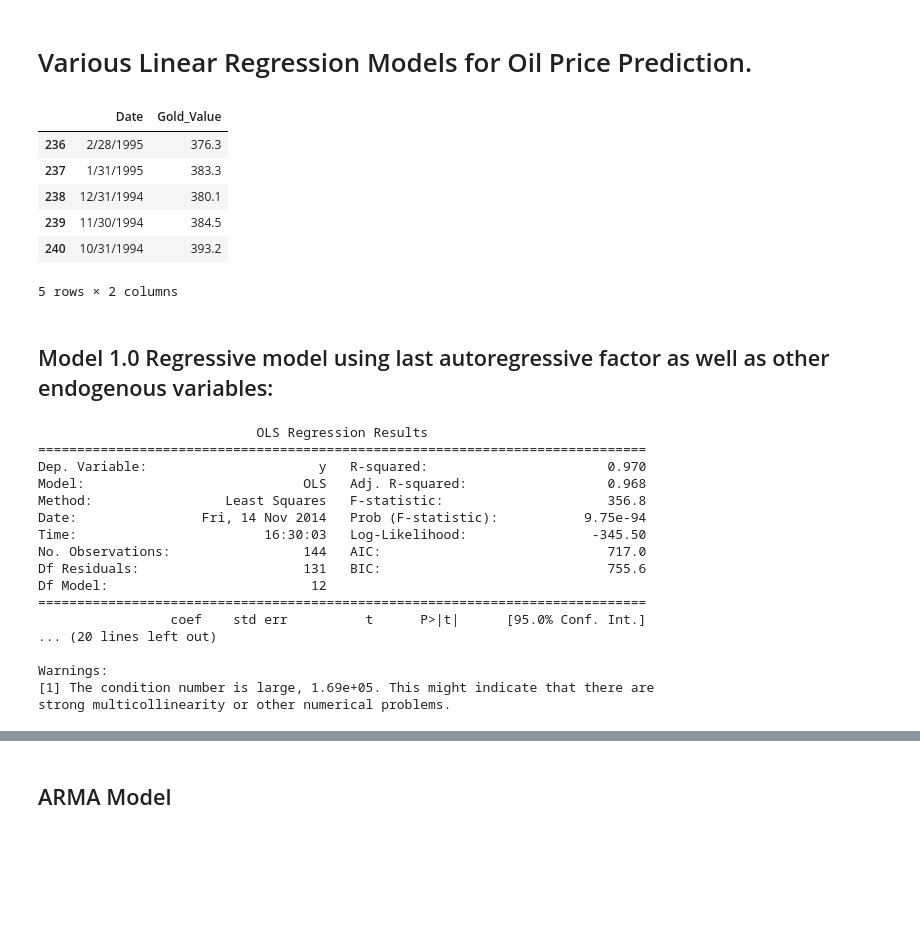
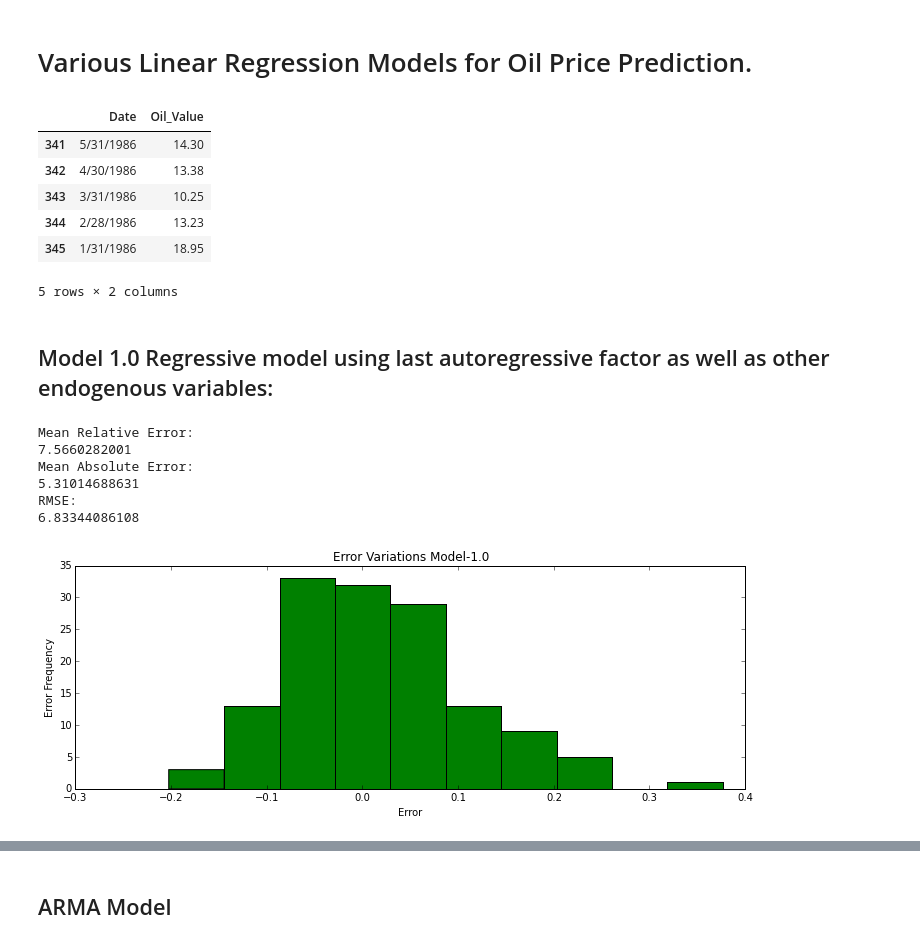
Before and after one commit to Sree-vathsan/CSE591-Data-Science-Project, a Jupyter notebook: Modular_Code_Linear_Regression_Oil.ipynb, the cells around one changed output, grey strips where cells are left out. Cells and saved outputs as stored; diff of their text form; code cells hidden in the pictures; blank space fills up the shorter version.

```diff
--- a/Modular_Code_Linear_Regression_Oil.ipynb
+++ b/Modular_Code_Linear_Regression_Oil.ipynb
@@ -14,35 +14,43 @@ import statsmodels.api as sm
 # %%
 #Input Variables
 '''
 oilDataPath = 'https://raw.githubusercontent.com/Sree-vathsan/CSE591-Data-Science-Project/master/regressionModel/data/CRUDE_OIL_WTI_US_ENERGY_Daily_1994-10-03_2014-09-30.csv'
 sp500DataPath = 'https://raw.githubusercontent.com/Sree-vathsan/CSE591-Data-Science-Project/master/regressionModel/data/YAHOO_SP500_INDEX_DAILY_1994-10-03_2014-09-30.csv'
 nyseDataPath = 'https://raw.githubusercontent.com/Sree-vathsan/CSE591-Data-Science-Project/master/regressionModel/data/YAHOO_NYSE_INDEX_DAILY_1994-10-03_2014-09-30.csv'
 usdIndexDataPath = 'https://raw.githubusercontent.com/Sree-vathsan/CSE591-Data-Science-Project/master/regressionModel/data/USD_Index_Daily_1994-10-03_2014-09-30.csv'
 goldDataPath = 'https://raw.githubusercontent.com/Sree-vathsan/CSE591-Data-Science-Project/master/regressionModel/data/GOLD_DAILY_1994-10-03_2014-09-30.csv'
 '''
 
+'''
 #Monthly Data
 oilDataPath = 'https://raw.githubusercontent.com/Sree-vathsan/CSE591-Data-Science-Project/master/regressionModel/data/Monthly/CRUDE_OIL_WTI_US_ENERGY_Monthly_199410-201410.csv'
 sp500DataPath = 'https://raw.githubusercontent.com/Sree-vathsan/CSE591-Data-Science-Project/master/regressionModel/data/Monthly/YAHOO_SP500_INDEX_Monthly_199410-201410.csv'
 nyseDataPath = 'https://raw.githubusercontent.com/Sree-vathsan/CSE591-Data-Science-Project/master/regressionModel/data/Monthly/YAHOO_NYSE_INDEX_Monthly_199410-201410.csv'
 usdIndexDataPath = 'https://raw.githubusercontent.com/Sree-vathsan/CSE591-Data-Science-Project/master/regressionModel/data/Monthly/USD_Index_Monthly_199410_201410.csv'
 goldDataPath = 'https://raw.githubusercontent.com/Sree-vathsan/CSE591-Data-Science-Project/master/regressionModel/data/Monthly/GOLD_Montly_199410_201410.csv'
+'''
 
+#Monthly Data - 30 Years
+oilDataPath = 'https://raw.githubusercontent.com/Sree-vathsan/CSE591-Data-Science-Project/master/regressionModel/data/Monthly_30yr/CRUDE_OIL_WTI_US_ENERGY_Monthly_198601-201410.csv'
+sp500DataPath = 'https://raw.githubusercontent.com/Sree-vathsan/CSE591-Data-Science-Project/master/regressionModel/data/Monthly_30yr/YAHOO_SP500_INDEX_Monthly_198410-201410.csv'
+nyseDataPath = 'https://raw.githubusercontent.com/Sree-vathsan/CSE591-Data-Science-Project/master/regressionModel/data/Monthly_30yr/YAHOO_NYSE_INDEX_Monthly_198410-201410.csv'
+usdIndexDataPath = 'https://raw.githubusercontent.com/Sree-vathsan/CSE591-Data-Science-Project/master/regressionModel/data/Monthly_30yr/USD_Index_Monthly_198410_201410.csv'
+goldDataPath = 'https://raw.githubusercontent.com/Sree-vathsan/CSE591-Data-Science-Project/master/regressionModel/data/Monthly_30yr/GOLD_Montly_198410_201410.csv'
 
 dfOil = pd.read_csv(oilDataPath)
 dfSP500 = pd.read_csv(sp500DataPath)
 dfNyse = pd.read_csv(nyseDataPath)
 dfUsInd = pd.read_csv(usdIndexDataPath)
 dfGold = pd.read_csv(goldDataPath)
 
-dfGold.tail()
+dfOil.tail()
 # %% [output]
-|  | Date | Gold_Value |
-| 236 | 2/28/1995 | 376.3 |
-| 237 | 1/31/1995 | 383.3 |
-| 238 | 12/31/1994 | 380.1 |
-| 239 | 11/30/1994 | 384.5 |
-| 240 | 10/31/1994 | 393.2 |
+|  | Date | Oil_Value |
+| 341 | 5/31/1986 | 14.30 |
+| 342 | 4/30/1986 | 13.38 |
+| 343 | 3/31/1986 | 10.25 |
+| 344 | 2/28/1986 | 13.23 |
+| 345 | 1/31/1986 | 18.95 |
 5 rows × 2 columns
 # %%
 trainingRatio = 0.6
@@ -125,12 +133,12 @@ def model_1_0(dfMasterTrain,dfMasterTest,p_vector):
     #next phase
     #train
     result = mvRegress(yArrTrain, xArrTrain)
-    print (result.summary())
+    #print (result.summary())
     yPred = mvPredict(xArrTest,result)
     return yPred
 
 #candidatesList = ['Oil_Value',	'SP500_Value',	'NYSE_Value',	'USD_Value', 'Gold_Value']
-yPred = model_1_0(dfMasterTrain,dfMasterTest,np.array([3,3,3,3,0])) #change parameter vector accordingly
+yPred = model_1_0(dfMasterTrain,dfMasterTest,np.array([5,5,0,5,5])) #change parameter vector accordingly
 yArrTest = np.array(dfMasterTest[candidatesList[0]])
 errPred = yPred - yArrTest
 avg=np.mean(errPred)
@@ -141,30 +149,26 @@ errVar= 100 * (np.absolute(yPred - yArrTest) / yArrTest)
 errRMSE = np.sqrt(mean_squared_error(yArrTest,yPred))
 errABS= np.absolute(yPred-yArrTest)
 
+print ("Mean Relative Error: ")
+print (np.mean(errVar))
+print ("Mean Absolute Error: ")
+print (np.mean(errABS))
+print ("RMSE: ")
+print (errRMSE)
 
+def plot(err,c,nb):
+    fig, axes = plt.subplots(1, 1, figsize=(12,4))
+    axes.hist(err, color=c, bins=nb)
+    axes.set_ylabel('Error Frequency')
+    axes.set_xlabel('Error')
+    axes.set_title("Error Variations Model-1.0")
 
-#dfErr = pd.DataFrame(data=None, columns=['Model','Minimum % Error','Maximum % Error', 'RMSE Error', 'Mean Absolute Error','Mean Percentage Error'])
-#dfErr['Model'] = ('Model 1.0','Model 1.1 (Simple Autoregressive)','Model 1.2')
-#dfErr['Minimum % Error'] = (min(errVar_y0),min(errVar_y1),min(errVar_y2))
-#dfErr['Maximum % Error'] = (max(errVar_y0),max(errVar_y1),max(errVar_y2))
-#dfErr['RMSE Error'] = (errRMS_y0,errRMS_y1,errRMS_y2)
-#dfErr['Mean Absolute Error'] = (np.mean(errABS_y0),np.mean(errABS_y1),np.mean(errABS_y2))
-#dfErr['Mean Percentage Error'] = (np.mean(errVar_y0),np.mean(errVar_y1),np.mean(errABS_y2))
+plot(errPred/yArrTest,'g',10)
 # %% [output]
-                            OLS Regression Results
-==============================================================================
-Dep. Variable:                      y   R-squared:                       0.970
-Model:                            OLS   Adj. R-squared:                  0.968
-Method:                 Least Squares   F-statistic:                     356.8
-Date:                Fri, 14 Nov 2014   Prob (F-statistic):           9.75e-94
-Time:                        16:30:03   Log-Likelihood:                -345.50
-No. Observations:                 144   AIC:                             717.0
-Df Residuals:                     131   BIC:                             755.6
-Df Model:                          12
-==============================================================================
-                 coef    std err          t      P>|t|      [95.0% Conf. Int.]
-... (20 lines left out)
-
-Warnings:
-[1] The condition number is large, 1.69e+05. This might indicate that there are
-strong multicollinearity or other numerical problems.
+Mean Relative Error:
+7.5660282001
+Mean Absolute Error:
+5.31014688631
+RMSE:
+6.83344086108
+[figure, added]
```
Also changed, not shown: parts of 6 cells of this notebook.
